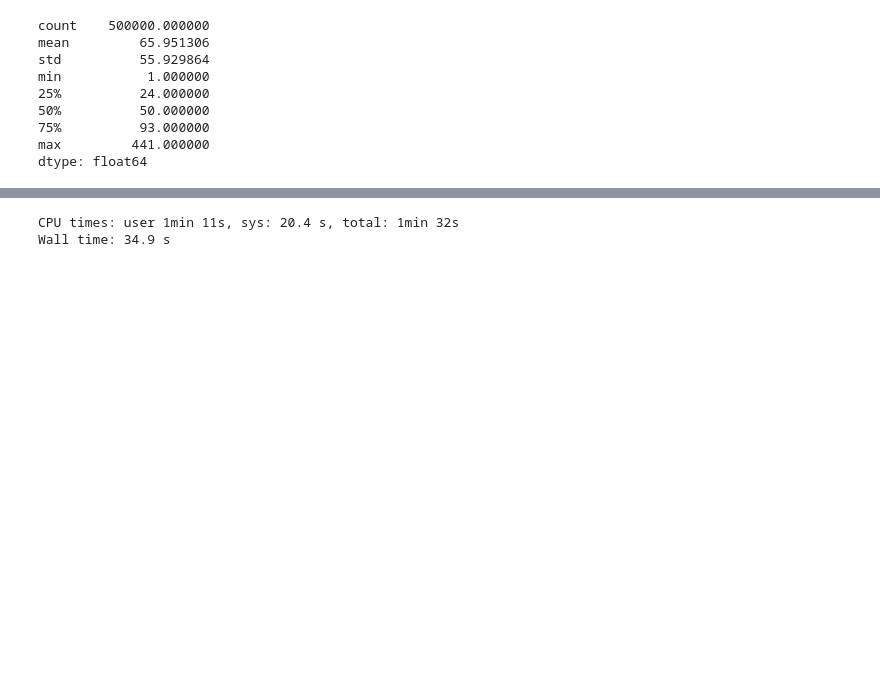
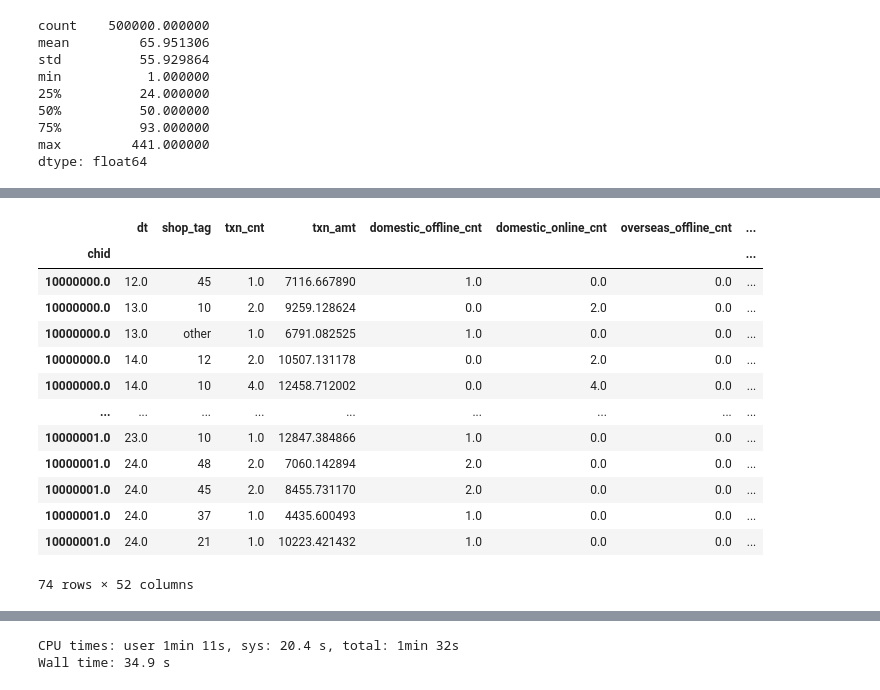
Before and after one commit to alexlautw9527/for_notebook, a Jupyter notebook: 玉山2021冬季賽推薦系統.ipynb, the cells around one changed output, grey strips where cells are left out. Saved outputs shown, nothing was run; the diff lists cells and outputs as text; code cells hidden in the pictures; blank space fills up the shorter version.

```diff
--- a/玉山2021冬季賽推薦系統.ipynb
+++ b/玉山2021冬季賽推薦系統.ipynb
@@ -54,0 +118,19 @@ df.head()
+# %%
+test = test_org.loc[[10000000, 10000001]].compute()
+# %%
+test.groupby('chid').apply
+# %% [output]
+|  | dt | shop_tag | txn_cnt | txn_amt | domestic_offline_cnt | domestic_online_cnt | overseas_offline_cnt | ... |
+| chid |  |  |  |  |  |  |  | ... |
+| 10000000.0 | 12.0 | 45 | 1.0 | 7116.667890 | 1.0 | 0.0 | 0.0 | ... |
+| 10000000.0 | 13.0 | 10 | 2.0 | 9259.128624 | 0.0 | 2.0 | 0.0 | ... |
+| 10000000.0 | 13.0 | other | 1.0 | 6791.082525 | 1.0 | 0.0 | 0.0 | ... |
+| 10000000.0 | 14.0 | 12 | 2.0 | 10507.131178 | 0.0 | 2.0 | 0.0 | ... |
+| 10000000.0 | 14.0 | 10 | 4.0 | 12458.712002 | 0.0 | 4.0 | 0.0 | ... |
+| ... | ... | ... | ... | ... | ... | ... | ... | ... |
+| 10000001.0 | 23.0 | 10 | 1.0 | 12847.384866 | 1.0 | 0.0 | 0.0 | ... |
+| 10000001.0 | 24.0 | 48 | 2.0 | 7060.142894 | 2.0 | 0.0 | 0.0 | ... |
+| 10000001.0 | 24.0 | 45 | 2.0 | 8455.731170 | 2.0 | 0.0 | 0.0 | ... |
+| 10000001.0 | 24.0 | 37 | 1.0 | 4435.600493 | 1.0 | 0.0 | 0.0 | ... |
+| 10000001.0 | 24.0 | 21 | 1.0 | 10223.421432 | 1.0 | 0.0 | 0.0 | ... |
+74 rows × 52 columns
```
Also changed, not shown: parts of 25 cells of this notebook.
